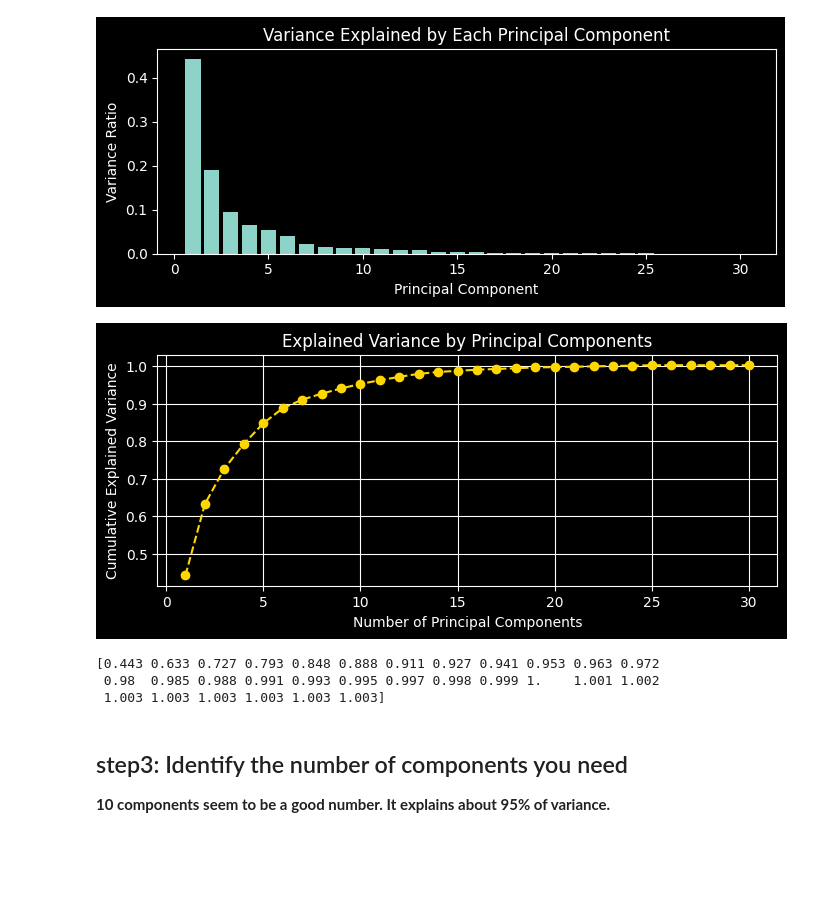
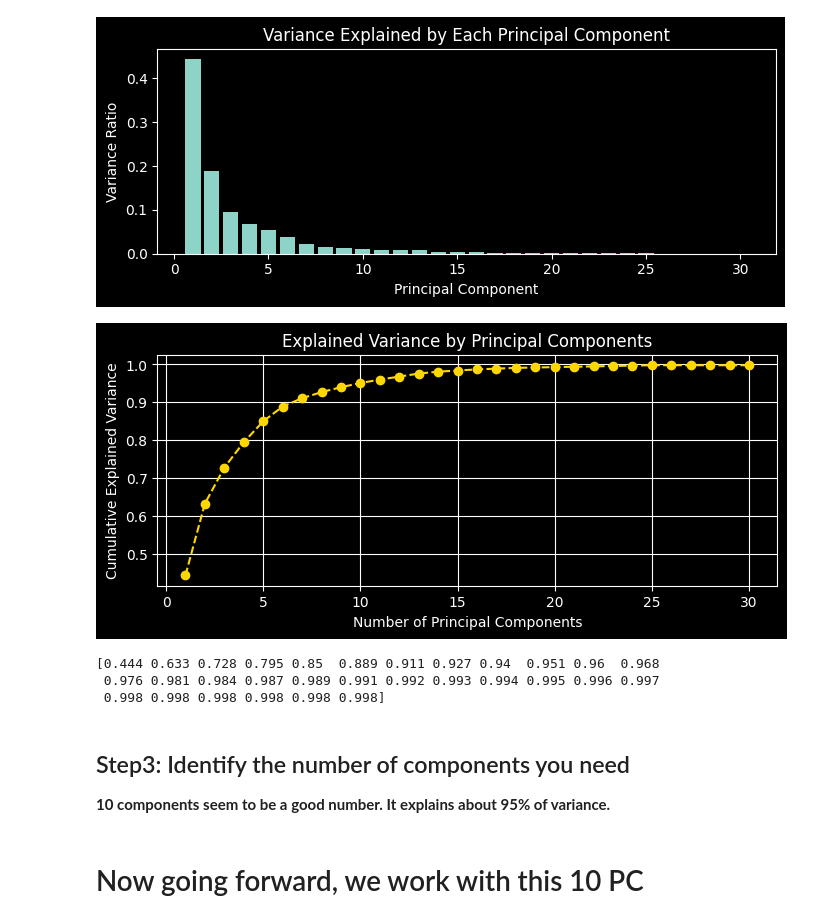
Before and after one commit to ash322ash422/tut_ml, a Jupyter notebook: 2_misc_DimensionReduction_PCA-tSNE-SVD-LDA/PCA_1_explained_with_example_breast_cancer.ipynb, the cells around one changed output. Cells and saved outputs as stored; diff of their text form; code cells hidden in the pictures; blank space fills up the shorter version.

```diff
--- a/2_misc_DimensionReduction_PCA-tSNE-SVD-LDA/PCA_1_explained_with_example_breast_cancer.ipynb
+++ b/2_misc_DimensionReduction_PCA-tSNE-SVD-LDA/PCA_1_explained_with_example_breast_cancer.ipynb
@@ -68,3 +150,11 @@ print(y[:2])
+# %%
+X_train, X_test, y_train, y_test = train_test_split(
+    X,
+    y,
+    test_size=0.2,
+    random_state=42,
+     stratify=y,
+)
 # %% [markdown]
 #  PCA
 Now lets apply PCA
@@ -75,10 +166,11 @@ Now lets apply PCA
 # Standardize the dataset for PCA
 scaler = StandardScaler()
 
-# scaler.fit(X)
-# X_scaled = scaler.transform(X)
+# scaler.fitX_train)
+# X_scaled = scaler.transform(X_train)
 
-X_scaled = scaler.fit_transform(X)
+# Fit only on training data
+X_train_scaled = scaler.fit_transform(X_train)
 
-# Lets look at first 2 records. Here mean is 0 and std dev is 1.
-print(f"First 2 records: \n{X_scaled[:2]}")
+# Transform test data
+X_test_scaled = scaler.transform(X_test)
@@ -103,9 +219,16 @@ First 2 records:
 # %% [markdown]
 ## Step2: Find the variance of each principal component
 # %%
-# Perform PCA to get explained variance
+# 1) Perform PCA to get explained variance
+
+# Fit PCA only on training data
 pca = PCA()
-X_pca = pca.fit_transform(X_scaled) # Do this in 1 single shot
+
+# Fit PCA only on training data
+X_train_pca = pca.fit_transform(X_train_scaled)
+
+# Transform test data
+X_test_pca = pca.transform(X_test_scaled)
 
 # Print the explained variance for all 30 components
 explained_variance_ratio = np.round(pca.explained_variance_ratio_,3)
@@ -132,24 +257,33 @@ plt.show()
 # %% [output]
 [figure]
 # %%
-# Now lets plot the cumulative sum
+# 3) Now lets plot the cumulative sum
+
 plt.figure(figsize=(8, 3))
-plt.plot(range(1, len(explained_variance_ratio) + 1), explained_variance_ratio.cumsum(),
-         marker='o', linestyle='--', color='gold')
+
+plt.plot(range(1, len(explained_variance_ratio) + 1),
+         explained_variance_ratio.cumsum(),
+         marker='o',
+         linestyle='--',
+         color='gold'
+)
+
 plt.title('Explained Variance by Principal Components')
 plt.xlabel('Number of Principal Components')
 plt.ylabel('Cumulative Explained Variance')
 plt.grid()
 plt.show()
 
 print(explained_variance_ratio.cumsum()) # print cumulative sum
 # %% [output]
-[figure, old version]
+[figure, new version]
-[0.443 0.633 0.727 0.793 0.848 0.888 0.911 0.927 0.941 0.953 0.963 0.972
- 0.98  0.985 0.988 0.991 0.993 0.995 0.997 0.998 0.999 1.    1.001 1.002
- 1.003 1.003 1.003 1.003 1.003 1.003]
+[0.444 0.633 0.728 0.795 0.85  0.889 0.911 0.927 0.94  0.951 0.96  0.968
+ 0.976 0.981 0.984 0.987 0.989 0.991 0.992 0.993 0.994 0.995 0.996 0.997
+ 0.998 0.998 0.998 0.998 0.998 0.998]
 # %% [markdown]
-## step3: Identify the number of components you need
+## Step3: Identify the number of components you need
 **10 components seem to be a good number. It explains about 95% of variance.**
+# %% [markdown]
+# Now going forward, we work with this 10 PC
 # %%
 pca_10d = PCA(n_components=10)
```
Also changed, not shown: parts of 33 cells of this notebook, 16 other files.
